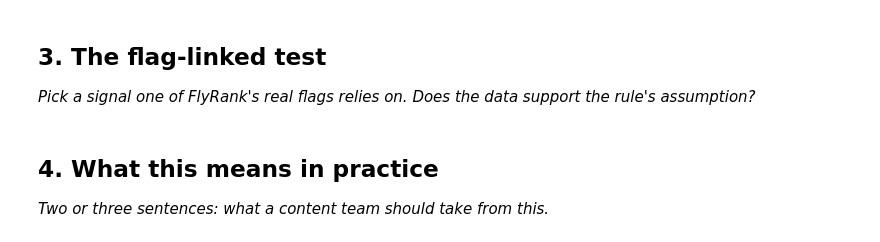
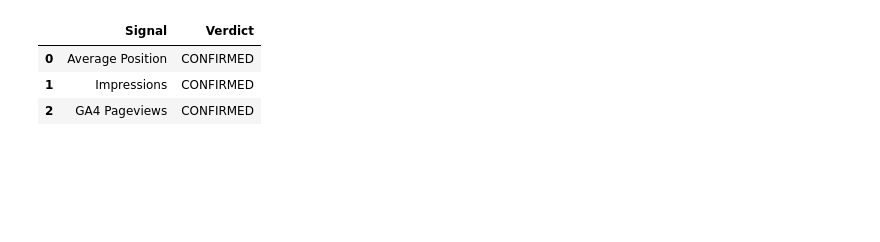
Before and after one commit to kratosontren/flyrank-ml-work, a Jupyter notebook: work/notebooks/w04_signal_audit.ipynb, the cells around one changed output. Cells and saved outputs as stored; diff of their text form; code cells hidden in the pictures; blank space fills up the shorter version.

```diff
--- a/work/notebooks/w04_signal_audit.ipynb
+++ b/work/notebooks/w04_signal_audit.ipynb
@@ -20,7 +241,22 @@ This skeleton is yours to fill. Work the sections **in order** — each one has
 # %%
 # This cell is for CODE (numbers, a query, a check).
 # Write your text answer in the cell ABOVE this one — typing sentences here breaks Run All.
+summary = pd.DataFrame({
+    "Signal": [
+        "Average Position",
+        "Impressions",
+        "GA4 Pageviews"
+    ],
+    "Verdict": [
+        "CONFIRMED",
+        "CONFIRMED",
+        "CONFIRMED"
+    ]
+})
+
+summary
+# %% [output]
+|  | Signal | Verdict |
+| 0 | Average Position | CONFIRMED |
+| 1 | Impressions | CONFIRMED |
+| 2 | GA4 Pageviews | CONFIRMED |
-# %% [markdown]
-## 3. The flag-linked test
-
-*Pick a signal one of FlyRank's real flags relies on. Does the data support the rule's assumption?*
@@ -30,4 +262,0 @@ This skeleton is yours to fill. Work the sections **in order** — each one has
-# %% [markdown]
-## 4. What this means in practice
-
-*Two or three sentences: what a content team should take from this.*
```
Also changed, not shown: parts of 18 cells of this notebook.
